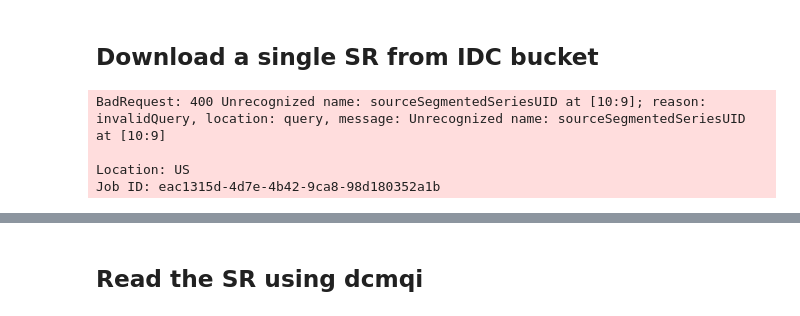
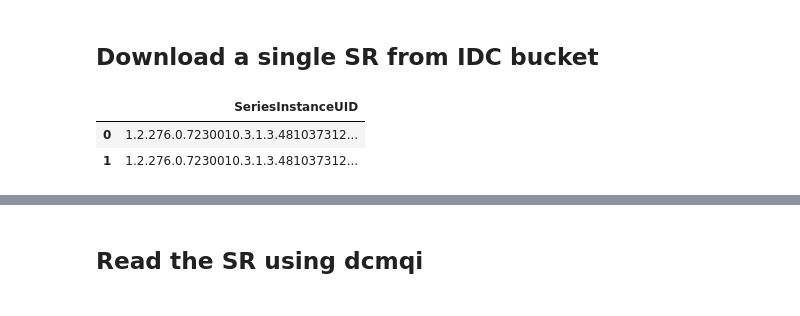
Before and after one commit to deepakri201/NLSTNatureSciData, a Jupyter notebook: UsageNotes/parseSEGandSR.ipynb, the cells around one changed output, grey strips where cells are left out. Cells and saved outputs as stored; diff of their text form; code cells hidden in the pictures.

```diff
--- a/UsageNotes/parseSEGandSR.ipynb
+++ b/UsageNotes/parseSEGandSR.ipynb
@@ -693,23 +693,22 @@ plt.show()
 # %%
 # Let's query and get the shape measurements file for the same lesion as above
 
 query = f"""
       SELECT DISTINCT
-        SeriesDescription,
-        series_gcs_url
+        SeriesInstanceUID
       FROM
-        `bigquery-public-data.idc_v23.dicom_all`
+        `bigquery-public-data.idc_v23.quantitative_measurements`
       WHERE
-        analysis_result_id = 'NLSTSeg' AND
-        Modality = 'SR' AND
-        # sourceSegmentedSeriesUID = @CT_SeriesInstanceUID
-        dicom_all.CurrentRequestedProcedureEvidenceSequence[OFFSET(0)].ReferencedSeriesSequence[OFFSET(0)].SeriesInstanceUID = @CT_SeriesInstanceUID
+        sourceSegmentedSeriesUID = @CT_SeriesInstanceUID AND
+        segmentationSeriesUID = @NLSTSeg_SeriesInstanceUID
 
       """
-job_config = bigquery.QueryJobConfig(query_parameters=[bigquery.ScalarQueryParameter("CT_SeriesInstanceUID", "STRING", CT_SeriesInstanceUID)])
+job_config = bigquery.QueryJobConfig(query_parameters=[bigquery.ScalarQueryParameter("CT_SeriesInstanceUID", "STRING", CT_SeriesInstanceUID),
+                                                       bigquery.ScalarQueryParameter("NLSTSeg_SeriesInstanceUID", "STRING", NLSTSeg_SeriesInstanceUID)])
 df_sr_features = client_bq.query(query, job_config=job_config).to_dataframe()
+
+df_sr_features
 # %% [output]
-BadRequest: 400 Unrecognized name: sourceSegmentedSeriesUID at [10:9]; reason: invalidQuery, location: query, message: Unrecognized name: sourceSegmentedSeriesUID at [10:9]
-
-Location: US
-Job ID: eac1315d-4d7e-4b42-9ca8-98d180352a1b
+|  | SeriesInstanceUID |
+| 0 | 1.2.276.0.7230010.3.1.3.481037312... |
+| 1 | 1.2.276.0.7230010.3.1.3.481037312... |
```
Also changed, not shown: parts of 7 cells of this notebook.
